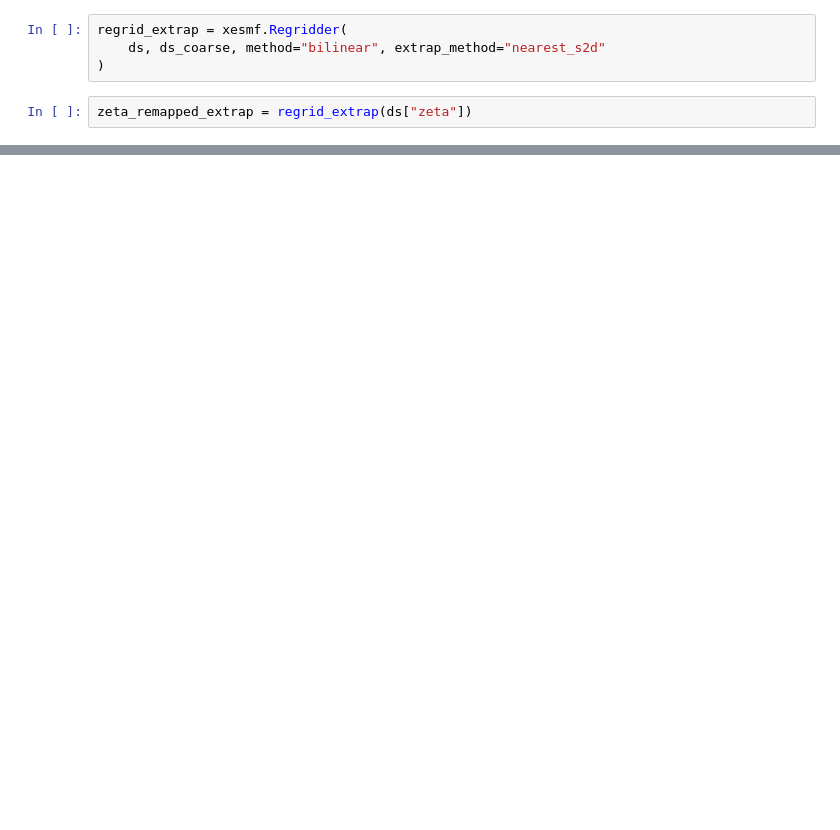
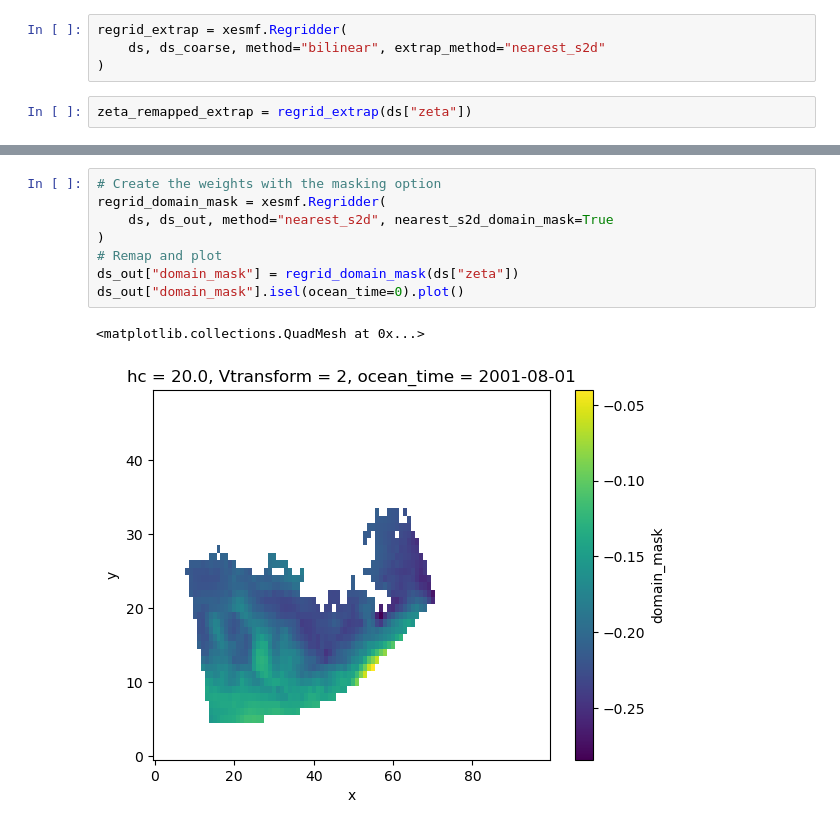
Before and after one commit to pangeo-data/xESMF, a Jupyter notebook: doc/notebooks/Masking.ipynb, the cells around one changed output, grey strips where cells are left out. Drawn from its saved outputs; the diff is of its cells as text; blank space fills up the shorter version.

```diff
--- a/doc/notebooks/Masking.ipynb
+++ b/doc/notebooks/Masking.ipynb
@@ -256,0 +161,11 @@ zeta_remapped_extrap.isel(ocean_time=0).plot()
+# %%
+# Create the weights with the masking option
+regrid_domain_mask = xesmf.Regridder(
+    ds, ds_out, method="nearest_s2d", nearest_s2d_domain_mask=True
+)
+# Remap and plot
+ds_out["domain_mask"] = regrid_domain_mask(ds["zeta"])
+ds_out["domain_mask"].isel(ocean_time=0).plot()
+# %% [output]
+<matplotlib.collections.QuadMesh at 0x...>
+[figure, added]
```
Also changed, not shown: parts of 34 cells of this notebook, 5 other files.
